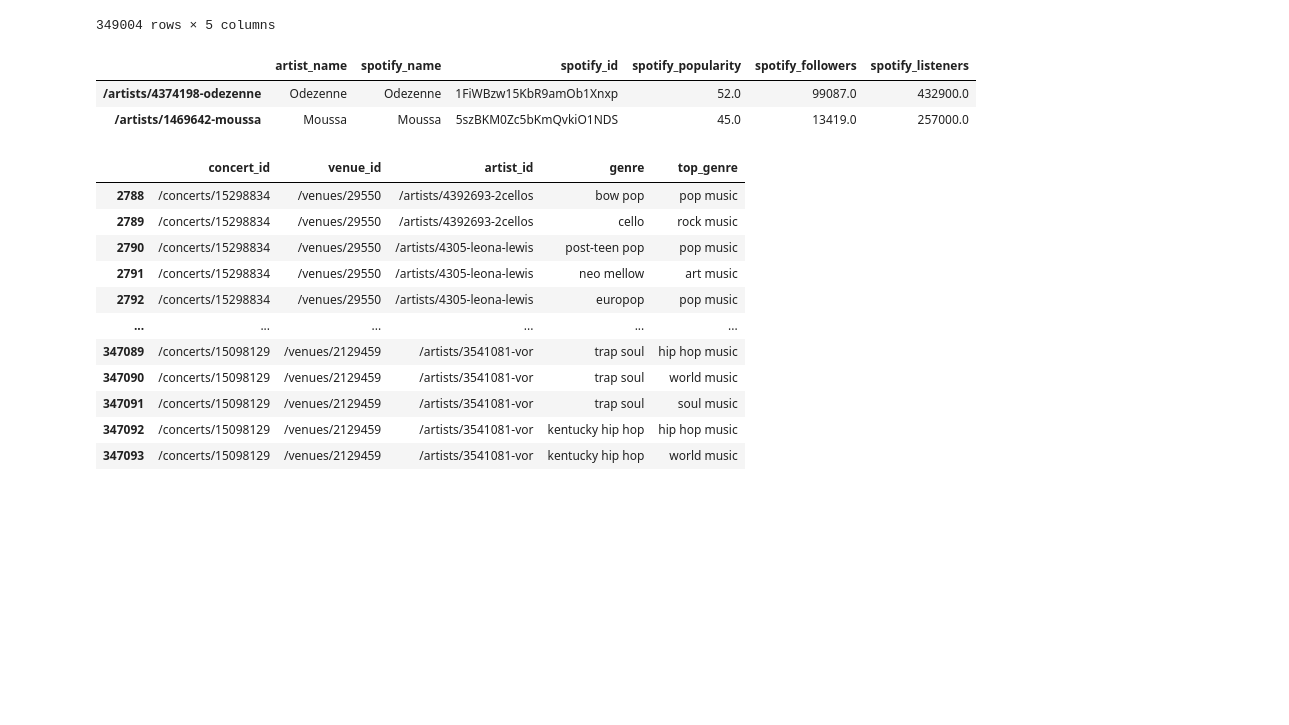
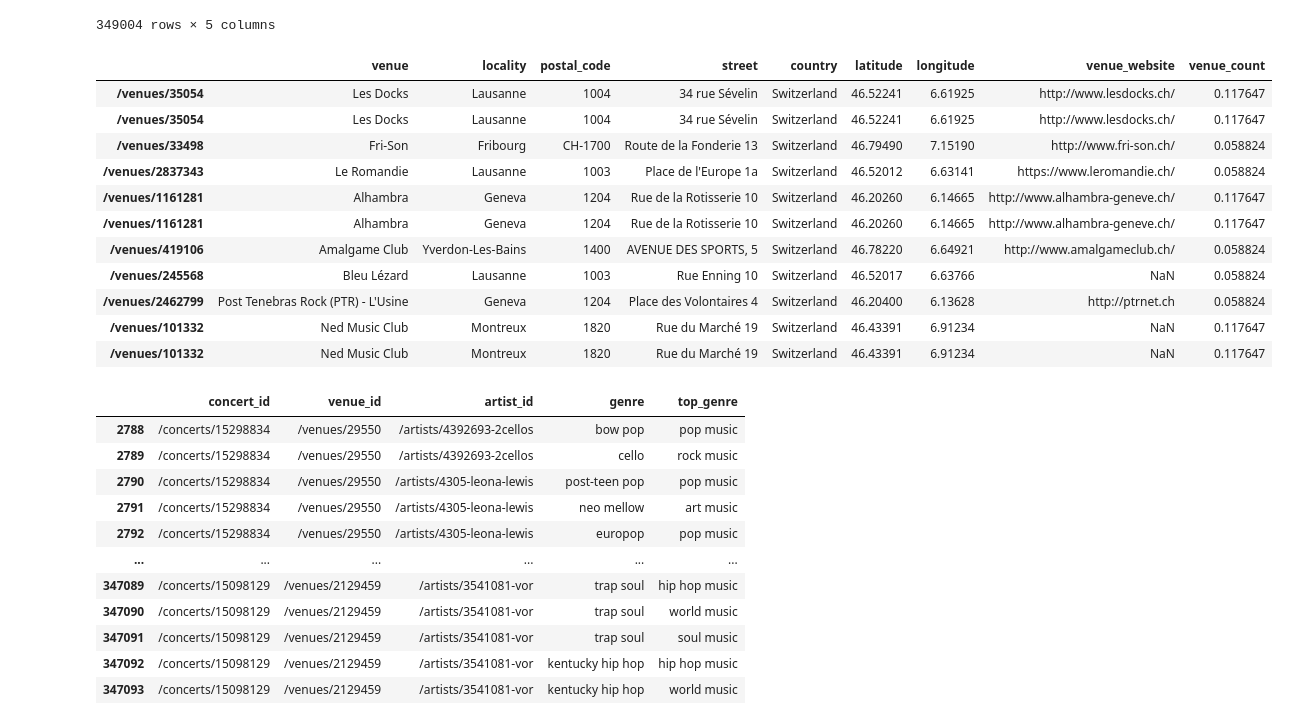
Before and after one commit to cyrillegc/thesis-redux, a Jupyter notebook: data_cleaning.ipynb, the cells around one changed output. Drawn from its saved outputs; the diff is of its cells as text; code cells hidden in the pictures; blank space fills up the shorter version.

```diff
--- a/data_cleaning.ipynb
+++ b/data_cleaning.ipynb
@@ -261,10 +261,33 @@ venues_top_genres_df
 venues_top_genres_df.to_csv('data/data_singled_venues_top_genres.csv', encoding='utf-8')
 # %%
 artists_light_df.loc[venues_top_genres_df.loc[venues_top_genres_df['artist_id'].isin(['/artists/4374198-odezenne', '/artists/1469642-moussa'])]['artist_id'].unique()]
+
+odez = venues_df.loc[
+        concerts_df.loc[
+            venues_top_genres_df.loc[
+                venues_top_genres_df['artist_id'].isin(['/artists/4374198-odezenne'])
+            ]['concert_id'].unique()
+        ]['venue_id']
+    ]
-# %% [output]
-|  | artist_name | spotify_name | spotify_id | spotify_popularity | spotify_followers | spotify_listeners |
-| /artists/4374198-odezenne | Odezenne | Odezenne | 1FiWBzw15KbR9amOb1Xnxp | 52.0 | 99087.0 | 432900.0 |
-| /artists/1469642-moussa | Moussa | Moussa | 5szBKM0Zc5bKmQvkiO1NDS | 45.0 | 13419.0 | 257000.0 |
+# %%
+odez['venue_count'] = 0
+venue_count = odez.groupby('venue')['venue_count'].transform("count")
+sum_venue_count = venue_count.sum()
+odez['venue_count'] = venue_count/sum_venue_count
+odez
+# %% [output]
+|  | venue | locality | postal_code | street | country | latitude | longitude | venue_website | venue_count |
+| /venues/35054 | Les Docks | Lausanne | 1004 | 34 rue Sévelin | Switzerland | 46.52241 | 6.61925 | http://www.lesdocks.ch/ | 0.117647 |
+| /venues/35054 | Les Docks | Lausanne | 1004 | 34 rue Sévelin | Switzerland | 46.52241 | 6.61925 | http://www.lesdocks.ch/ | 0.117647 |
+| /venues/33498 | Fri-Son | Fribourg | CH-1700 | Route de la Fonderie 13 | Switzerland | 46.79490 | 7.15190 | http://www.fri-son.ch/ | 0.058824 |
+| /venues/2837343 | Le Romandie | Lausanne | 1003 | Place de l'Europe 1a | Switzerland | 46.52012 | 6.63141 | https://www.leromandie.ch/ | 0.058824 |
+| /venues/1161281 | Alhambra | Geneva | 1204 | Rue de la Rotisserie 10 | Switzerland | 46.20260 | 6.14665 | http://www.alhambra-geneve.ch/ | 0.117647 |
+| /venues/1161281 | Alhambra | Geneva | 1204 | Rue de la Rotisserie 10 | Switzerland | 46.20260 | 6.14665 | http://www.alhambra-geneve.ch/ | 0.117647 |
+| /venues/419106 | Amalgame Club | Yverdon-Les-Bains | 1400 | AVENUE DES SPORTS, 5 | Switzerland | 46.78220 | 6.64921 | http://www.amalgameclub.ch/ | 0.058824 |
+| /venues/245568 | Bleu Lézard | Lausanne | 1003 | Rue Enning 10 | Switzerland | 46.52017 | 6.63766 | NaN | 0.058824 |
+| /venues/2462799 | Post Tenebras Rock (PTR) - L'Usine | Geneva | 1204 | Place des Volontaires 4 | Switzerland | 46.20400 | 6.13628 | http://ptrnet.ch | 0.058824 |
+| /venues/101332 | Ned Music Club | Montreux | 1820 | Rue du Marché 19 | Switzerland | 46.43391 | 6.91234 | NaN | 0.117647 |
+| /venues/101332 | Ned Music Club | Montreux | 1820 | Rue du Marché 19 | Switzerland | 46.43391 | 6.91234 | NaN | 0.117647 |
 # %%
 start_date = '2013-01-01'
 end_date = '2013-02-01'
```
Also changed, not shown: 6 other files.
